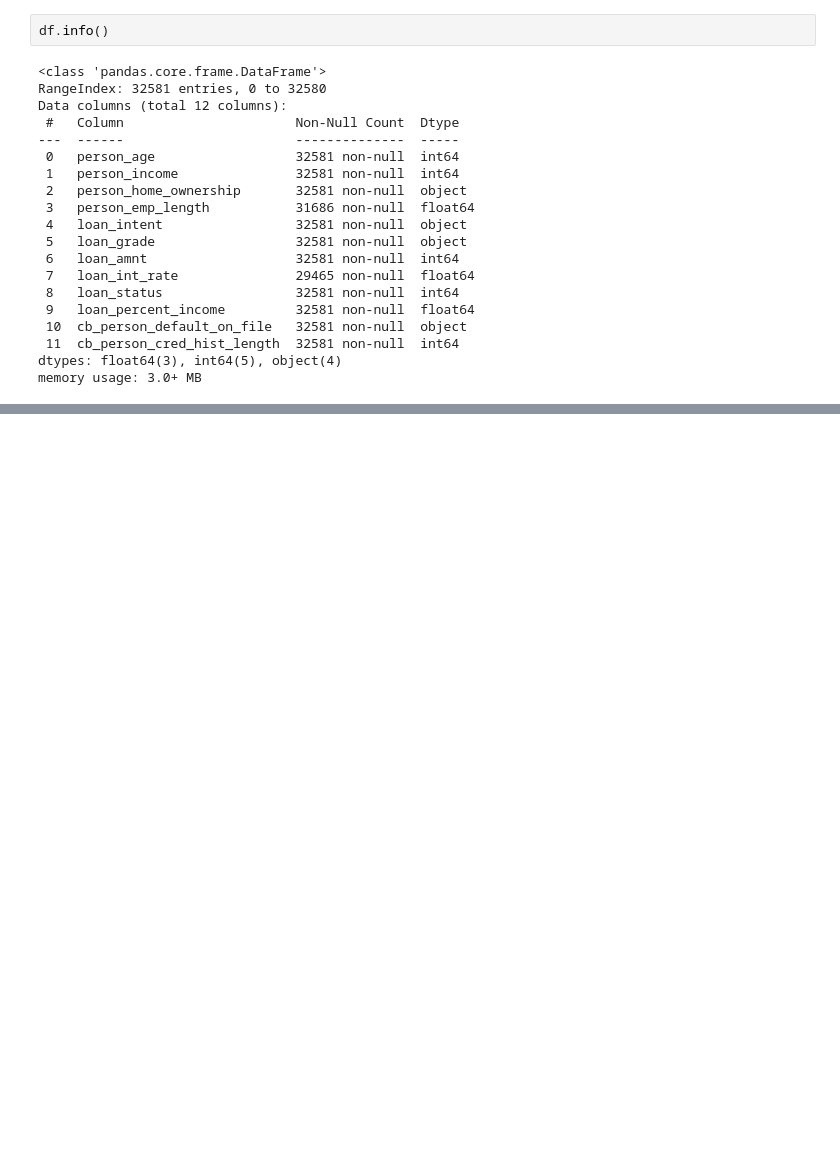
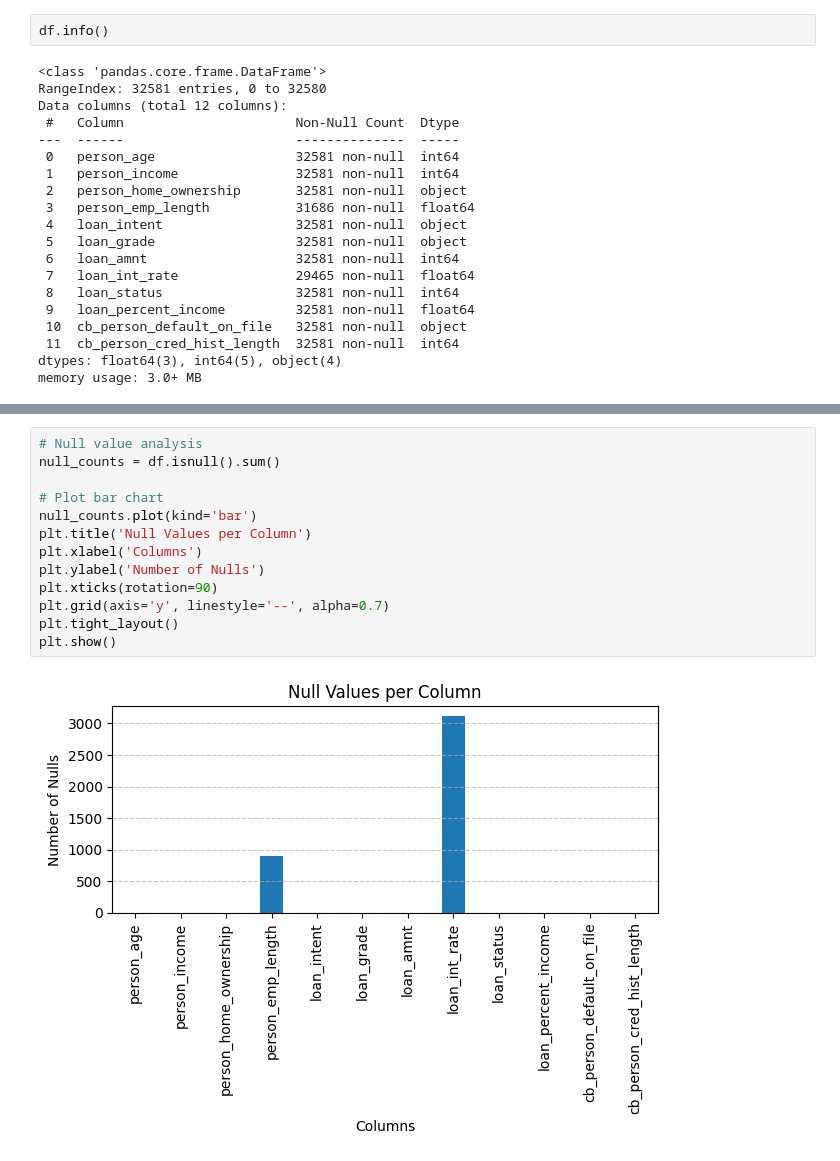
Before and after one commit to RANJUBISWAS/credit-risk-analysis, a Jupyter notebook: notebooks/eda.ipynb, the cells around one changed output, grey strips where cells are left out. Saved outputs shown, nothing was run; the diff lists cells and outputs as text; blank space fills up the shorter version.

Commit message:
Univariate and correlation analysis.

```diff
--- a/notebooks/eda.ipynb
+++ b/notebooks/eda.ipynb
@@ -64,0 +81,15 @@ memory usage: 3.0+ MB
+# %%
+# Null value analysis
+null_counts = df.isnull().sum()
+
+# Plot bar chart
+null_counts.plot(kind='bar')
+plt.title('Null Values per Column')
+plt.xlabel('Columns')
+plt.ylabel('Number of Nulls')
+plt.xticks(rotation=90)
+plt.grid(axis='y', linestyle='--', alpha=0.7)
+plt.tight_layout()
+plt.show()
+# %% [output]
+[figure, added]
```
Also changed, not shown: parts of 5 cells of this notebook, 1 other file.
